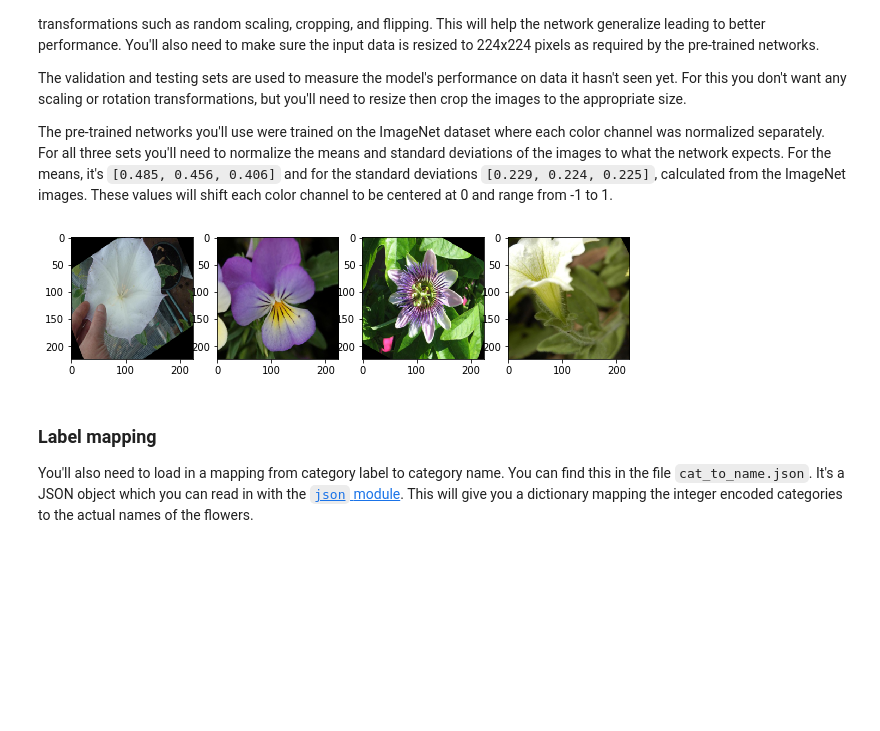
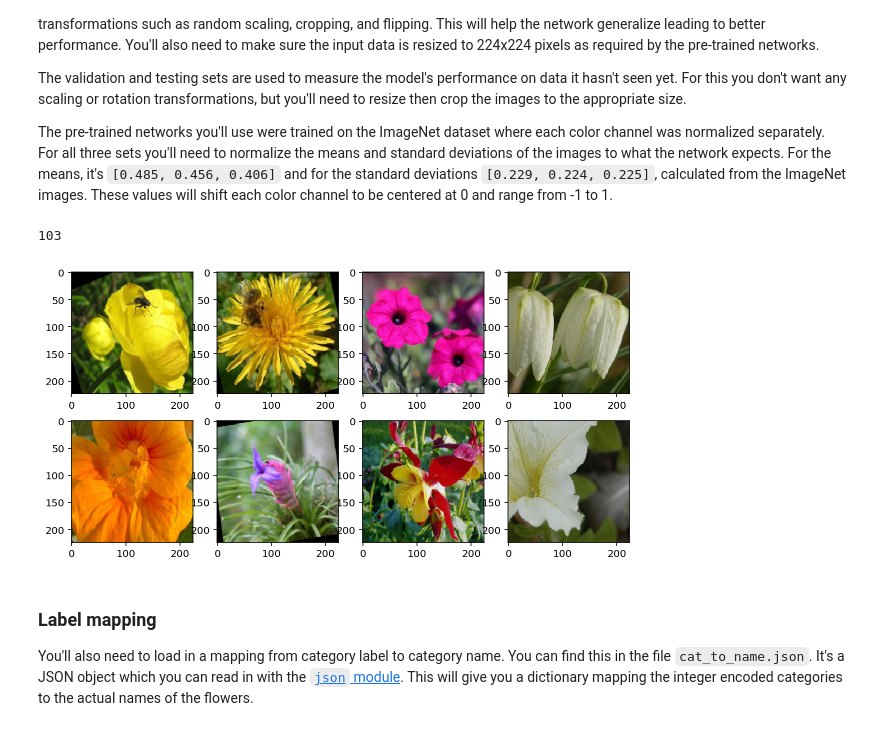
Before and after one commit to to-n/aipnd-project, a Jupyter notebook: Image Classifier Project.ipynb, the cells around one changed output. Drawn from its saved outputs; the diff is of its cells as text; code cells hidden in the pictures; blank space fills up the shorter version.

Commit message:
Training in progress

```diff
--- a/Image Classifier Project.ipynb
+++ b/Image Classifier Project.ipynb
@@ -45,18 +46,26 @@ dataloader_batch_size = 32
+# %%
+# Knobs and switches
+dataloader_batch_size = 64
+
+# "Constants" for convenience
+
+# ImageNet normalization values
+mean_norm = [0.485, 0.456, 0.406]
+std_norm = [0.229, 0.224, 0.225]
+
+normalize_xform = transforms.Normalize(mean_norm, std_norm)
+
+resize_crop_only_xform = transforms.Compose([
+    transforms.Resize(255),
+    transforms.CenterCrop(224),
+    transforms.ToTensor(),
+    normalize_xform
+])
 # %%
 # TODO: Define your transforms for the training, validation, and testing sets
 
 # For training set, apply random transformations like cropping, scaling, rotating
 # For validation and test sets, apply no transformations except for resize and crop.
-
-normalize_xform = transforms.Normalize([0.5, 0.5, 0.5],
-                                    [0.5, 0.5, 0.5])
-
-resize_crop_only_xform = transforms.Compose([
-    transforms.Resize(255),
-    transforms.CenterCrop(224),
-    transforms.ToTensor(),
-    normalize_xform
-])
 
 data_transforms = {
     'training' : transforms.Compose([
@@ -91,42 +100,53 @@ dataloaders = {
         image_datasets['test'],
         batch_size=dataloader_batch_size, shuffle=True)
 }
+
+print(len(dataloaders['training']))
+# %% [output]
+103
 # %%
 # View sample of transformed images
-def imshow(image, ax=None, title=None):
+def imshow(image, mean_norm, std_norm, ax=None, title=None):
     """Imshow for Tensor."""
     if ax is None:
         fig, ax = plt.subplots()
 
     # PyTorch tensors assume the color channel is the first dimension
     # but matplotlib assumes is the third dimension
     image = image.numpy().transpose((1, 2, 0))
 
     # Undo preprocessing
-    #mean = np.array([0.485, 0.456, 0.406])
-    #std = np.array([0.229, 0.224, 0.225])
-    mean = std = np.array([0.5, 0.5, 0.5])
+    mean, std = mean_norm, std_norm
     image = std * image + mean
 
     # Image needs to be clipped between 0 and 1 or it looks like noise when displayed
     image = np.clip(image, 0, 1)
 
     ax.imshow(image)
 
     return ax
 
+# Select training, validation, or test set here by commenting/commenting out
 loader_select = 'training'
 #loader_select = 'validation'
 #loader_select = 'test'
+
 data_iter = iter(dataloaders[loader_select])
 
 images, labels = next(data_iter)
-fig, axes = plt.subplots(figsize=(10,4), ncols=4)
-for i in range(4):
-    ax = axes[i]
-    imshow(images[i], ax=ax)
+
+# Edit number of images to show here
+subplot_rows, subplot_cols = 2, 4
+
+fig, axes = plt.subplots(nrows=subplot_rows, ncols=subplot_cols,
+                         figsize=(10,5))
+
+for row in range(subplot_rows):
+    for col in range(subplot_cols):
+        ax = axes[row][col]
+        imshow(images[row*subplot_cols+col], mean_norm, std_norm, ax=ax)
 # %% [output]
-[figure, old version]
+[figure, new version]
 # %% [markdown]
 ### Label mapping
 
```
Also changed, not shown: parts of 5 cells of this notebook.
